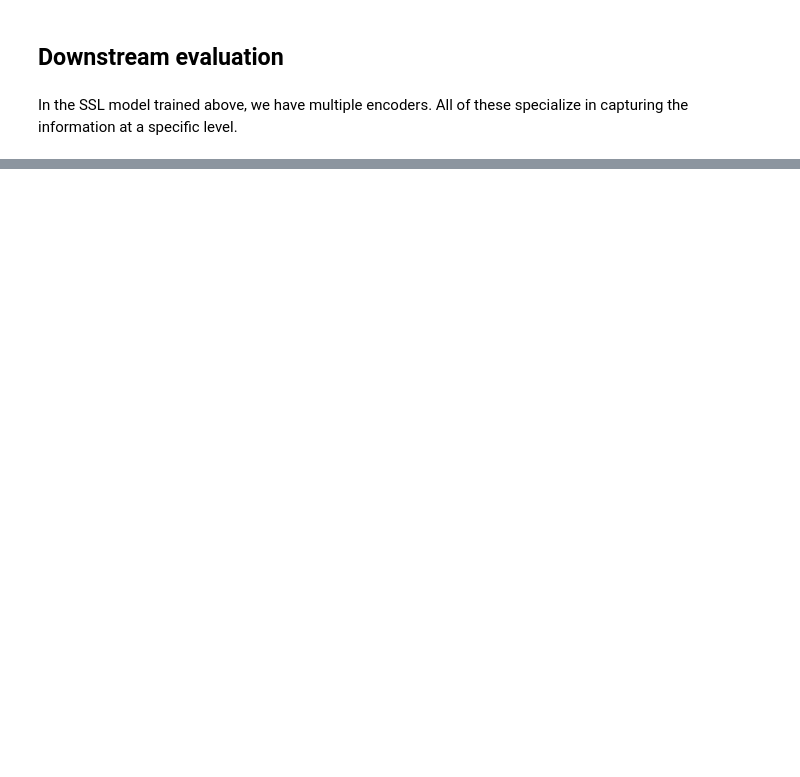
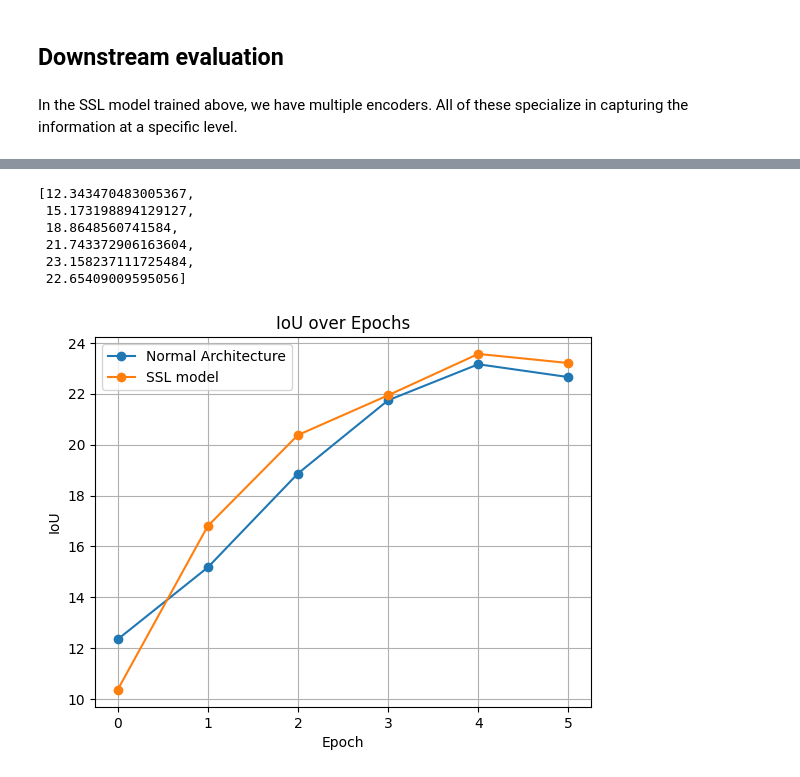
Before and after one commit to ashryaagr/self-supervised-learning, a Jupyter notebook: Image Completion.ipynb, the cells around one changed output, grey strips where cells are left out. Saved outputs shown, nothing was run; the diff lists cells and outputs as text; code cells hidden in the pictures; blank space fills up the shorter version.

```diff
--- a/Image Completion.ipynb
+++ b/Image Completion.ipynb
@@ -412,0 +563,67 @@ Training finished.
+# %%
+log="""
+Epoch 1 : Loss: 71.74733972549438 Accuracy: 2.2549019607843137
+Epoch 2 : Loss: 65.23740196228027 Accuracy: 6.470588235294118
+Epoch 3 : Loss: 59.61262822151184 Accuracy: 9.509803921568627
+Epoch 4 : Loss: 56.705787658691406 Accuracy: 14.019607843137255
+Epoch 5 : Loss: 53.51545071601868 Accuracy: 18.235294117647058
+Epoch 5 : Test Accuracy: 12.343470483005367
+Epoch 6 : Loss: 50.583171129226685 Accuracy: 22.54901960784314
+Epoch 7 : Loss: 47.38160681724548 Accuracy: 26.568627450980394
+Epoch 8 : Loss: 45.27287578582764 Accuracy: 26.764705882352942
+Epoch 9 : Loss: 43.961976051330566 Accuracy: 30.686274509803923
+Epoch 10 : Loss: 41.728328227996826 Accuracy: 30.686274509803923
+Epoch 10 : Test Accuracy: 15.173198894129127
+Epoch 11 : Loss: 40.44138836860657 Accuracy: 36.07843137254902
+Epoch 12 : Loss: 38.884626388549805 Accuracy: 38.431372549019606
+Epoch 13 : Loss: 38.7421293258667 Accuracy: 39.21568627450981
+Epoch 14 : Loss: 35.663479924201965 Accuracy: 43.627450980392155
+Epoch 15 : Loss: 33.18328046798706 Accuracy: 41.666666666666664
+Epoch 15 : Test Accuracy: 18.8648560741584
+Epoch 16 : Loss: 32.30304181575775 Accuracy: 48.03921568627451
+Epoch 17 : Loss: 30.459790468215942 Accuracy: 48.333333333333336
+Epoch 18 : Loss: 29.15789544582367 Accuracy: 50.78431372549019
+Epoch 19 : Loss: 28.281601071357727 Accuracy: 49.6078431372549
+Epoch 20 : Loss: 28.99619686603546 Accuracy: 56.1764705882353
+Epoch 20 : Test Accuracy: 21.743372906163604
+Epoch 21 : Loss: 25.570492386817932 Accuracy: 59.11764705882353
+Epoch 22 : Loss: 24.774168252944946 Accuracy: 55.294117647058826
+Epoch 23 : Loss: 24.31271719932556 Accuracy: 64.01960784313725
+Epoch 24 : Loss: 20.26229476928711 Accuracy: 65.49019607843137
+Epoch 25 : Loss: 19.550149500370026 Accuracy: 65.29411764705883
+Epoch 25 : Test Accuracy: 23.158237111725484
+Epoch 26 : Loss: 19.531396329402924 Accuracy: 68.92156862745098
+Epoch 27 : Loss: 18.006486296653748 Accuracy: 72.54901960784314
+Epoch 28 : Loss: 15.50946170091629 Accuracy: 73.72549019607843
+Epoch 29 : Loss: 15.501207113265991 Accuracy: 66.47058823529412
+Epoch 30 : Loss: 15.61135745048523 Accuracy: 75.7843137254902
+Epoch 30 : Test Accuracy: 22.65409009595056
+Training finished."""
+
+pattern = r"Test Accuracy: (\d+\.\d+)"
+test_accuracies_nonssl = re.findall(pattern, log)
+test_accuracies_nonssl = [float(t) for t in test_accuracies_nonssl]
+test_accuracies_nonssl
+# %% [output]
+[12.343470483005367,
+ 15.173198894129127,
+ 18.8648560741584,
+ 21.743372906163604,
+ 23.158237111725484,
+ 22.65409009595056]
+# %%
+import matplotlib.pyplot as plt
+
+epochs = range(6)
+
+plt.plot(epochs, test_accuracies_nonssl, marker='o', label='Normal Architecture')
+plt.plot(epochs, test_accuracies_ssl, marker='o', label='SSL model')
+
+plt.xlabel('Epoch')
+plt.ylabel('IoU')
+plt.title('IoU over Epochs')
+plt.legend()
+plt.grid(True)
+plt.show()
+# %% [output]
+[figure, added]
```
Also changed, not shown: parts of 17 cells of this notebook, 2 other files.
